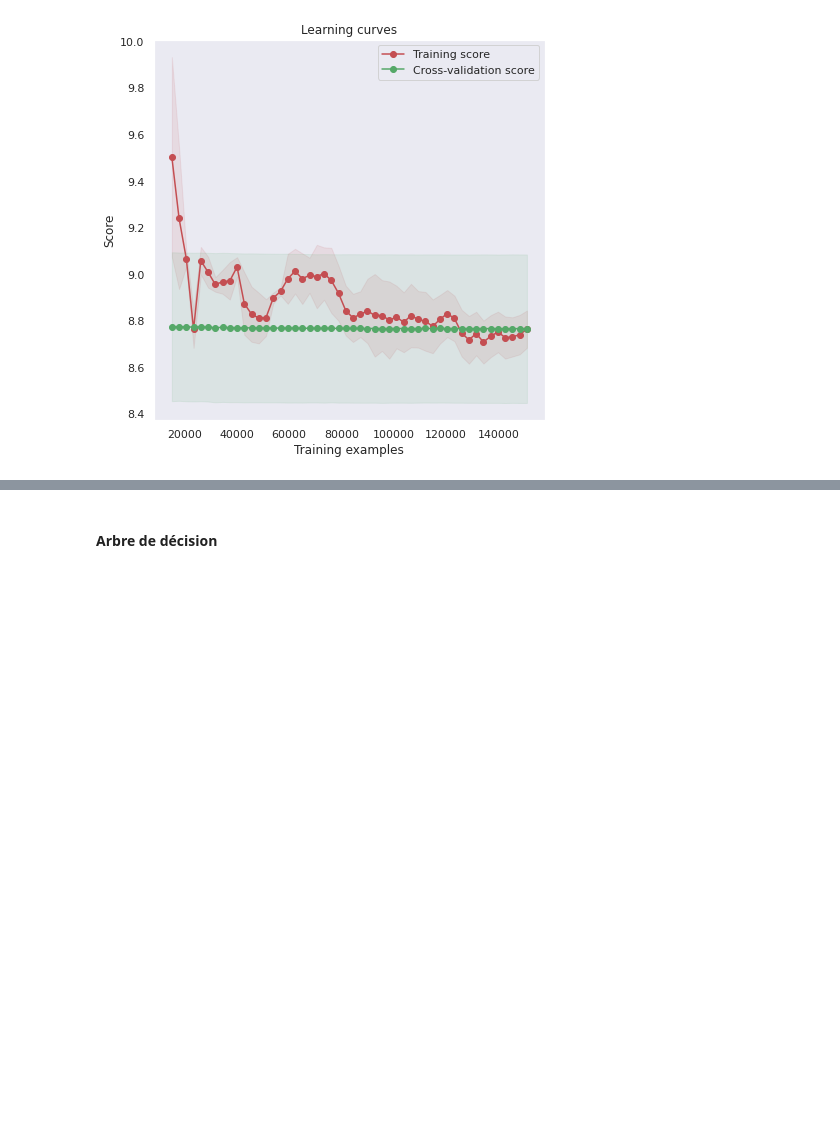
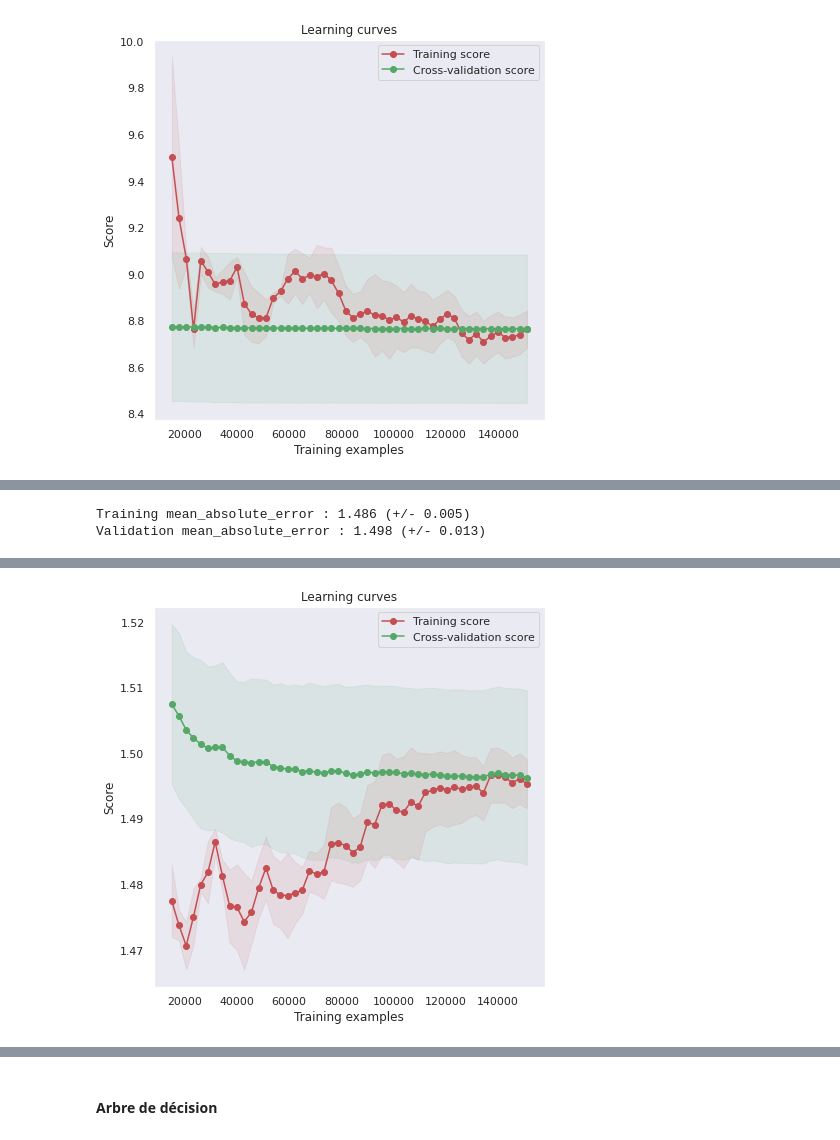
Before and after one commit to cmnemoi/NYCTaxiFareLPSID, a Jupyter notebook: src/Choix_modèles.ipynb, the cells around one changed output, grey strips where cells are left out. Cells and saved outputs as stored; diff of their text form; code cells hidden in the pictures; blank space fills up the shorter version.

```diff
--- a/src/Choix_modèles.ipynb
+++ b/src/Choix_modèles.ipynb
@@ -55,5 +40,5 @@ dataset.head()
 # %%
-X = dataset.drop(["tpep_pickup_datetime", "tpep_dropoff_datetime", "RatecodeID", "PULocationLabel", "DOLocationLabel", "total_amount"], axis=1)
+X = dataset.drop(["tpep_pickup_datetime", "tpep_dropoff_datetime", "PULocationLabel", 'store_and_fwd_flag', "DOLocationLabel", "total_amount"], axis=1)
 y = dataset[["total_amount"]]
 # %% [markdown]
 ### Codage des variables
@@ -429,0 +445,11 @@ Validation mean_squared_error : 20.006 (+/- 4.494)
+# %%
+from sklearn.preprocessing import PolynomialFeatures
+from sklearn.compose import ColumnTransformer, make_column_transformer
+
+numeric_transformer = make_column_transformer((StandardScaler(), ['trip_distance']))
+poly_reg = make_pipeline(PolynomialFeatures(degree=2), LinearRegression(n_jobs=-1))
+# %%
+plot_learning_curve(poly_reg, trimmed_X_train, trimmed_y_train, train_sizes=np.linspace(0.1,1,50))
+# %% [output]
+Training mean_absolute_error : 1.486 (+/- 0.005)
+Validation mean_absolute_error : 1.498 (+/- 0.013)
@@ -429,0 +457 @@ Validation mean_squared_error : 20.006 (+/- 4.494)
+[figure, added]
```
Also changed, not shown: parts of 81 cells of this notebook.
